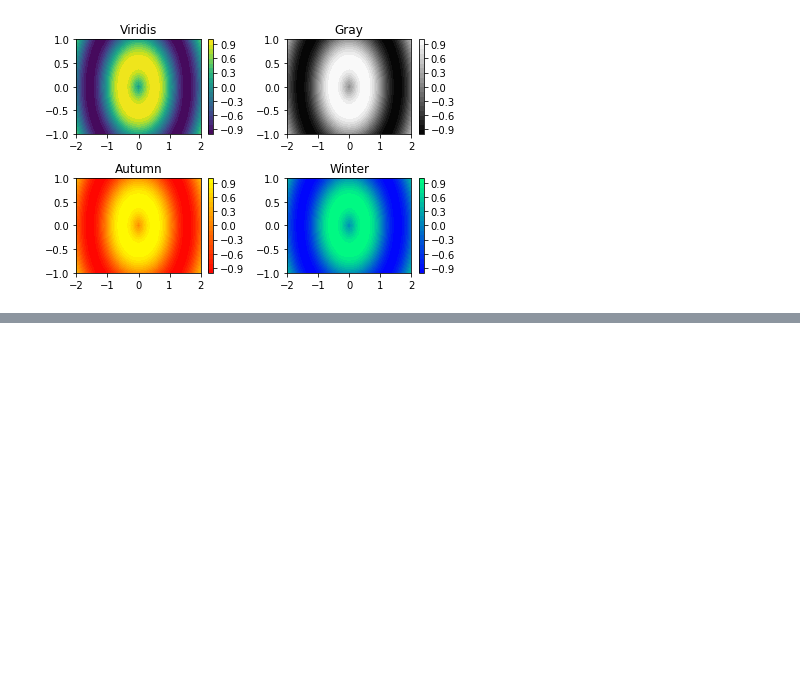
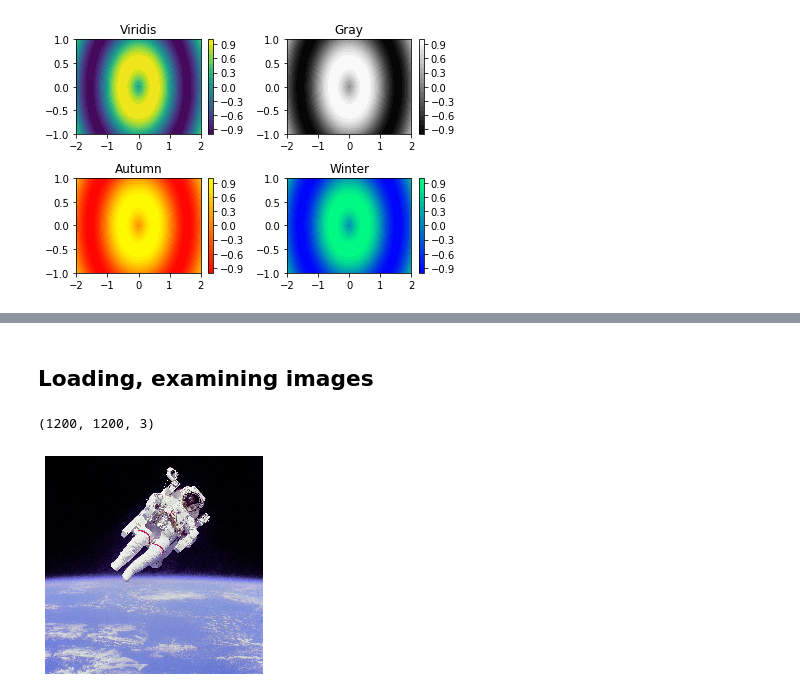
Before and after one commit to ThinNandarSoe/DataCamp, a Jupyter notebook: Introduction to Data Visualization in Python/Chapter_2.ipynb, the cells around one changed output, grey strips where cells are left out. Cells and saved outputs as stored; diff of their text form; code cells hidden in the pictures; blank space fills up the shorter version.

```diff
--- a/Introduction to Data Visualization in Python/Chapter_2.ipynb
+++ b/Introduction to Data Visualization in Python/Chapter_2.ipynb
@@ -219,0 +292,18 @@ plt.show()
+# %% [markdown]
+## Loading, examining images
+# %%
+# Load the image into an array: img
+img = plt.imread('./datasets/1200px-Bruce_McCandless_II_during_EVA_in_1984.jpg')
+
+# Print the shape of the image
+print(img.shape)
+
+# Display the image
+plt.imshow(img)
+
+# Hide the axes
+plt.axis('off')
+plt.show()
+# %% [output]
+(1200, 1200, 3)
+[figure, added]
```
Also changed, not shown: parts of 17 cells of this notebook, 4 other files.
